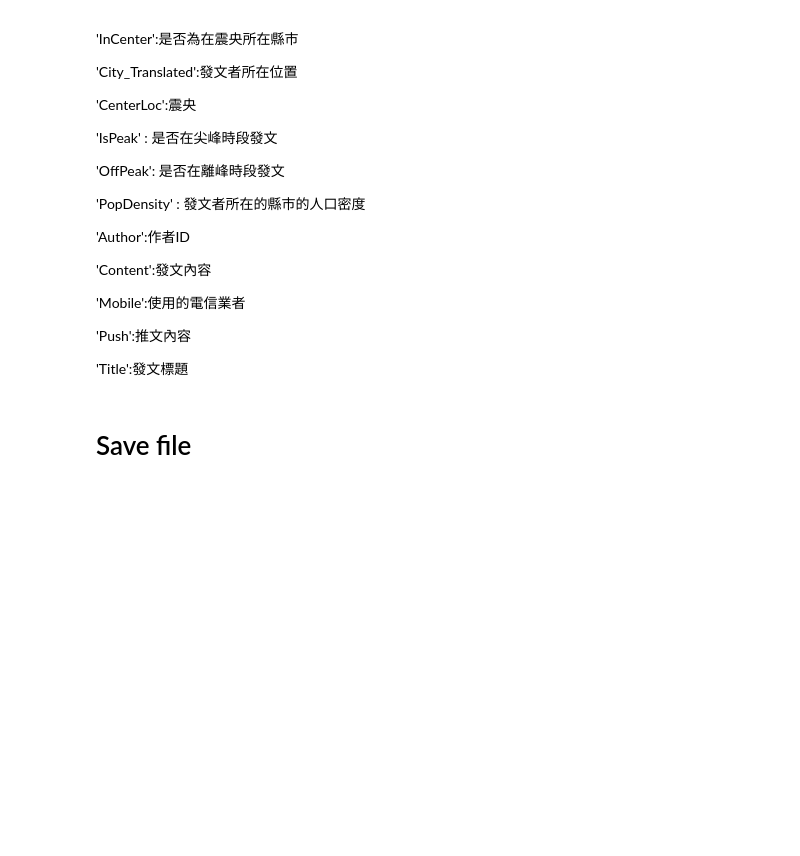
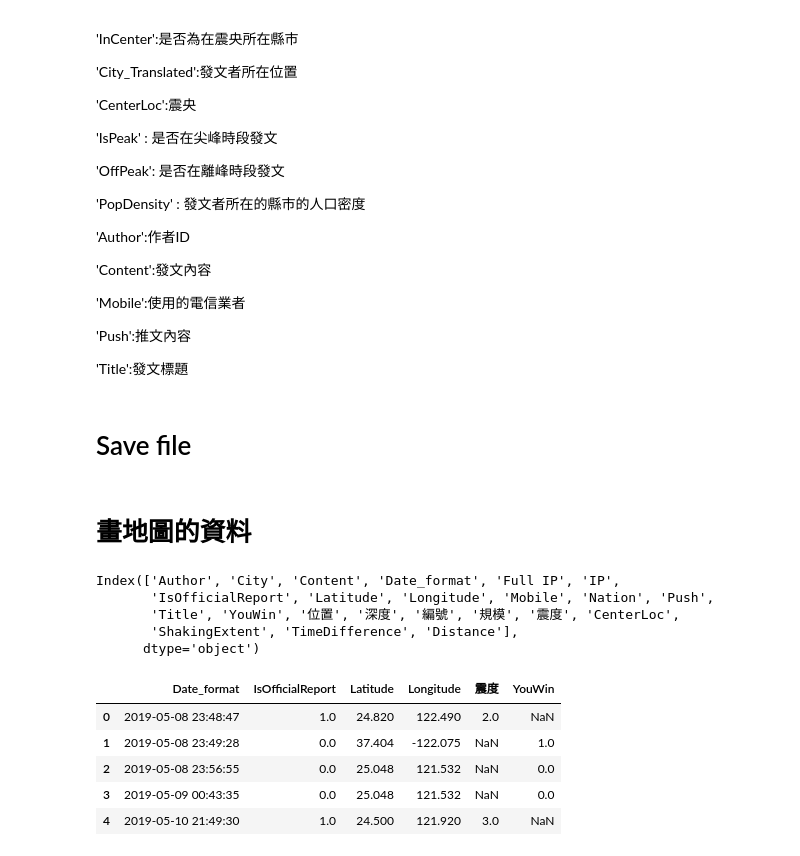
Before and after one commit to a0981906660/ccClub2020_Spring, a Jupyter notebook: PTT crawling/反查IP/output/合併/合併地震資料及ptt文章_0621.ipynb, the cells around one changed output. Saved outputs shown, nothing was run; the diff lists cells and outputs as text; code cells hidden in the pictures; blank space fills up the shorter version.

```diff
--- a/PTT crawling/反查IP/output/合併/合併地震資料及ptt文章_0621.ipynb
+++ b/PTT crawling/反查IP/output/合併/合併地震資料及ptt文章_0621.ipynb
@@ -716,3 +715,24 @@ df_R = df[['Date_format','YouWin','TimeDifference', 'Distance', 'ShakingExtent',
 # Save file
 # %%
 df_R.to_csv("combined_forR.csv", encoding="utf-8")
+# %% [markdown]
+# 畫地圖的資料
+# %%
+df_new.columns
+# %% [output]
+Index(['Author', 'City', 'Content', 'Date_format', 'Full IP', 'IP',
+       'IsOfficialReport', 'Latitude', 'Longitude', 'Mobile', 'Nation', 'Push',
+       'Title', 'YouWin', '位置', '深度', '編號', '規模', '震度', 'CenterLoc',
+       'ShakingExtent', 'TimeDifference', 'Distance'],
+      dtype='object')
+# %%
+df_graph = df_new[["Date_format", "IsOfficialReport", "Latitude", "Longitude", "震度", "YouWin"]]
+# %%
+df_graph.head()
+# %% [output]
+|  | Date_format | IsOfficialReport | Latitude | Longitude | 震度 | YouWin |
+| 0 | 2019-05-08 23:48:47 | 1.0 | 24.820 | 122.490 | 2.0 | NaN |
+| 1 | 2019-05-08 23:49:28 | 0.0 | 37.404 | -122.075 | NaN | 1.0 |
+| 2 | 2019-05-08 23:56:55 | 0.0 | 25.048 | 121.532 | NaN | 0.0 |
+| 3 | 2019-05-09 00:43:35 | 0.0 | 25.048 | 121.532 | NaN | 0.0 |
+| 4 | 2019-05-10 21:49:30 | 1.0 | 24.500 | 121.920 | 3.0 | NaN |
```
Also changed, not shown: parts of 2 cells of this notebook, 1 other file.
